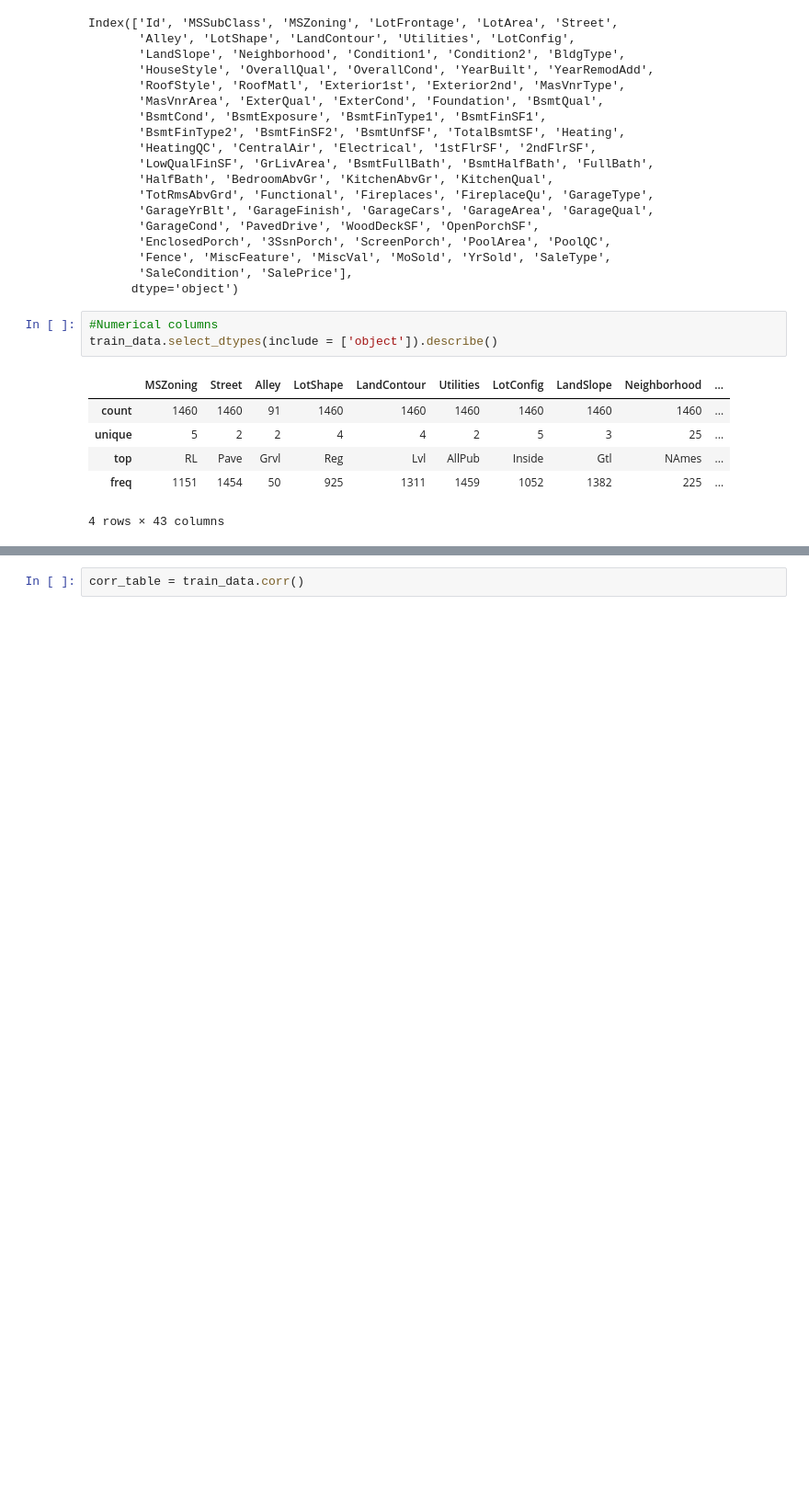
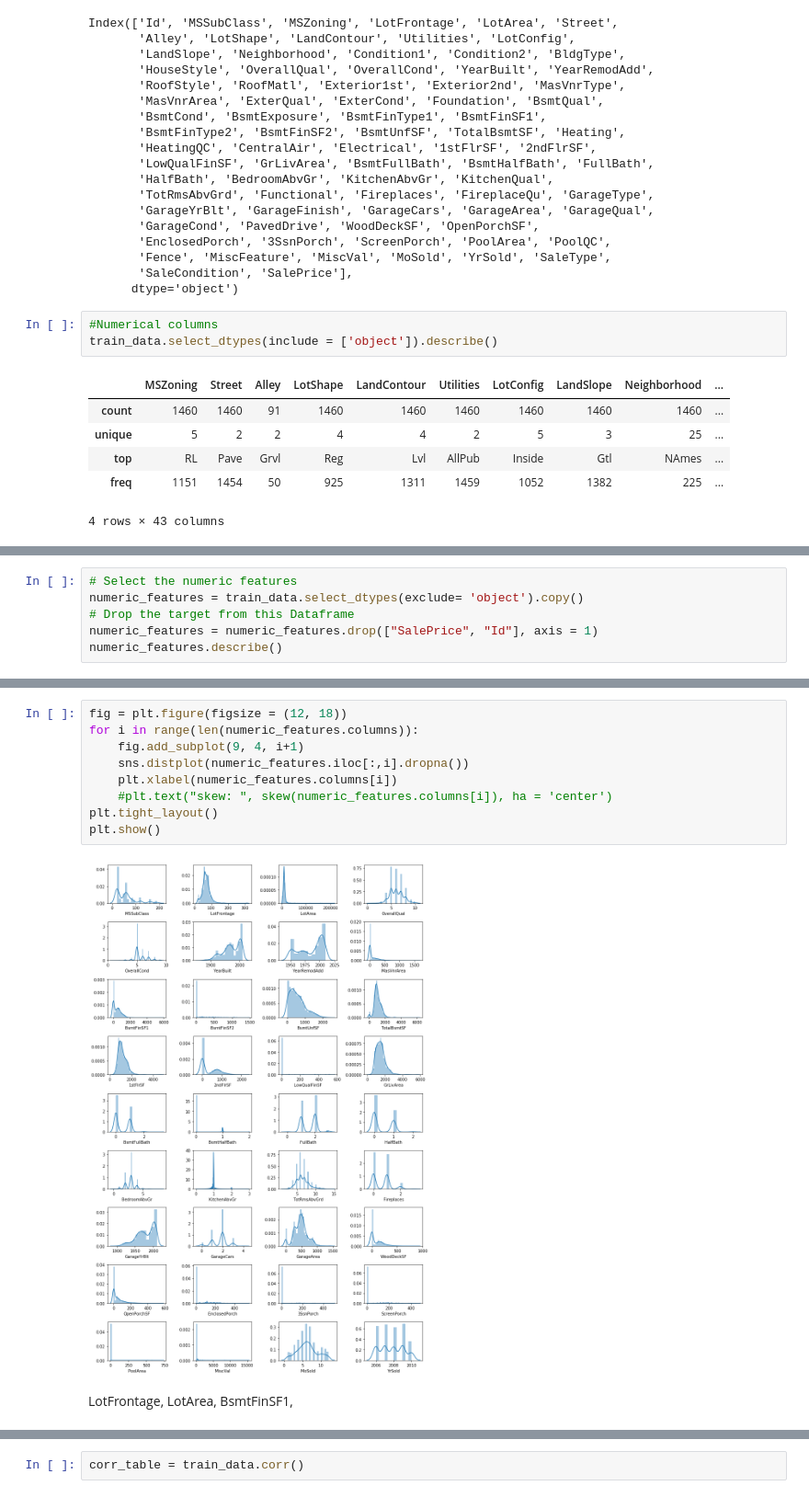
Before and after one commit to emuhsina/house_price_prediction, a Jupyter notebook: notebook.ipynb, the cells around one changed output, grey strips where cells are left out. Shown at 92% size. Drawn from its saved outputs; the diff is of its cells as text; blank space fills up the shorter version.

```diff
--- a/notebook.ipynb
+++ b/notebook.ipynb
@@ -69,0 +112,6 @@ train_data.select_dtypes(include = ['object']).describe()
+# %%
+# Select the numeric features
+numeric_features = train_data.select_dtypes(exclude= 'object').copy()
+# Drop the target from this Dataframe
+numeric_features = numeric_features.drop(["SalePrice", "Id"], axis = 1)
+numeric_features.describe()
@@ -69,0 +129,13 @@ train_data.select_dtypes(include = ['object']).describe()
+# %%
+fig = plt.figure(figsize = (12, 18))
+for i in range(len(numeric_features.columns)):
+    fig.add_subplot(9, 4, i+1)
+    sns.distplot(numeric_features.iloc[:,i].dropna())
+    plt.xlabel(numeric_features.columns[i])
+    #plt.text("skew: ", skew(numeric_features.columns[i]), ha = 'center')
+plt.tight_layout()
+plt.show()
+# %% [output]
+[figure, added]
+# %% [markdown]
+LotFrontage, LotArea, BsmtFinSF1,
```
Also changed, not shown: parts of 25 cells of this notebook.
